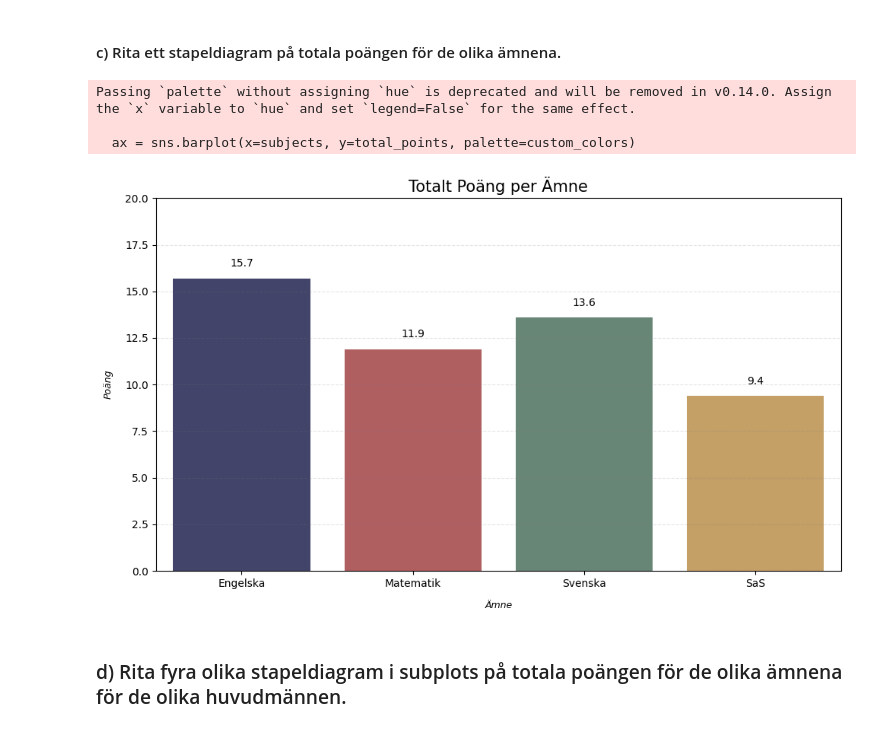
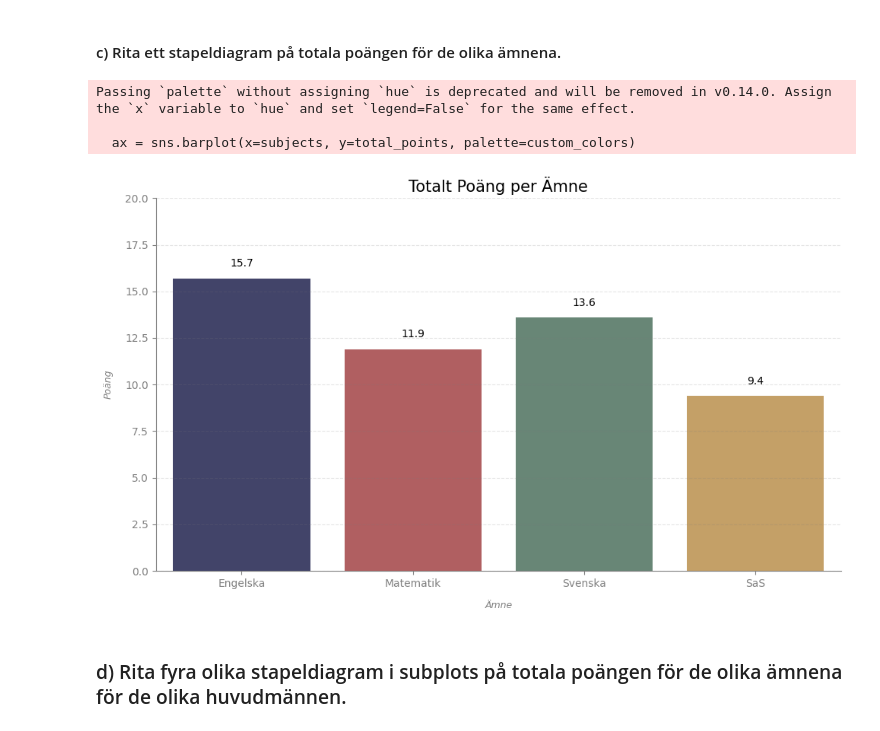
Before and after one commit to ArthurLopez1/Python-Arthur-Lopez-OPA23, a Jupyter notebook: labb2/labb2_0.ipynb, the cells around one changed output. Saved outputs shown, nothing was run; the diff lists cells and outputs as text; code cells hidden in the pictures.

```diff
--- a/labb2/labb2_0.ipynb
+++ b/labb2/labb2_0.ipynb
@@ -149,36 +149,48 @@ import seaborn as sns
 subjects = ['Engelska', 'Matematik', 'Svenska', 'SaS']
 total_points = [df_eng['Totalt(poäng)'].iloc[0], df_mat['Totalt(poäng)'].iloc[0], df_swe['Totalt(poäng)'].iloc[0], df_swe_as['Totalt(poäng)'].iloc[0]]
 
 custom_colors = ['#fd7f6f', '#7eb0d5', '#b2e061', '#ffee65']
 custom_colors = ['#3B3E6F', '#BD5254', '#638B76', '#D4A457']
 
 # Create a bar chart
 plt.figure(figsize=(10, 6))
 ax = sns.barplot(x=subjects, y=total_points, palette=custom_colors)
 
+# Remove spines
+ax.spines['top'].set_visible(False)
+ax.spines['right'].set_visible(False)
+
+# Reduce contrast on left and bottom spines
+ax.spines['left'].set_color('gray')  # Set left spine color to light gray
+ax.spines['bottom'].set_color('gray')  # Set bottom spine color to light gray
+
+# Reduce contrast on ticks
+ax.tick_params(axis='x', colors='gray')  # Set x-axis tick color to light gray
+ax.tick_params(axis='y', colors='gray')  # Set y-axis tick color to light gray
+
 plt.title('Totalt Poäng per Ämne', fontsize=15)
-plt.xlabel('Ämne', fontsize=9, fontstyle='italic', labelpad=11)
-plt.ylabel('Poäng', fontsize=9, fontstyle='italic', labelpad=11)
+plt.xlabel('Ämne', fontsize=9, fontstyle='italic', labelpad=11, color='gray')
+plt.ylabel('Poäng', fontsize=9, fontstyle='italic', labelpad=11, color='gray')
 plt.xticks(rotation=0)
 
 # Add grid
 plt.grid(True, axis='y', linestyle='--', alpha=0.2, color='grey')
 
 # Add value labels on top of each bar
 for i, v in enumerate(total_points):
     plt.text(i, v + 0.5, str(v), ha='center', va='bottom', fontsize=10)
 
 # Set y-axis scale from 0 to 20
 plt.ylim(0, 20)
 
 plt.tight_layout()
 plt.savefig('visualiseringar/points_barchart.png', bbox_inches='tight', transparent=True, pad_inches=0, facecolor=(1, 1, 1))
 plt.show()
 # %% [output]
 Passing `palette` without assigning `hue` is deprecated and will be removed in v0.14.0. Assign the `x` variable to `hue` and set `legend=False` for the same effect.
 
   ax = sns.barplot(x=subjects, y=total_points, palette=custom_colors)
-[figure, old version]
+[figure, new version]
 # %% [markdown]
 ### d) Rita fyra olika stapeldiagram i subplots på totala poängen för de olika ämnena för de olika huvudmännen.
 # %%
```
Also changed, not shown: parts of 1 cell of this notebook, 5 other files.
